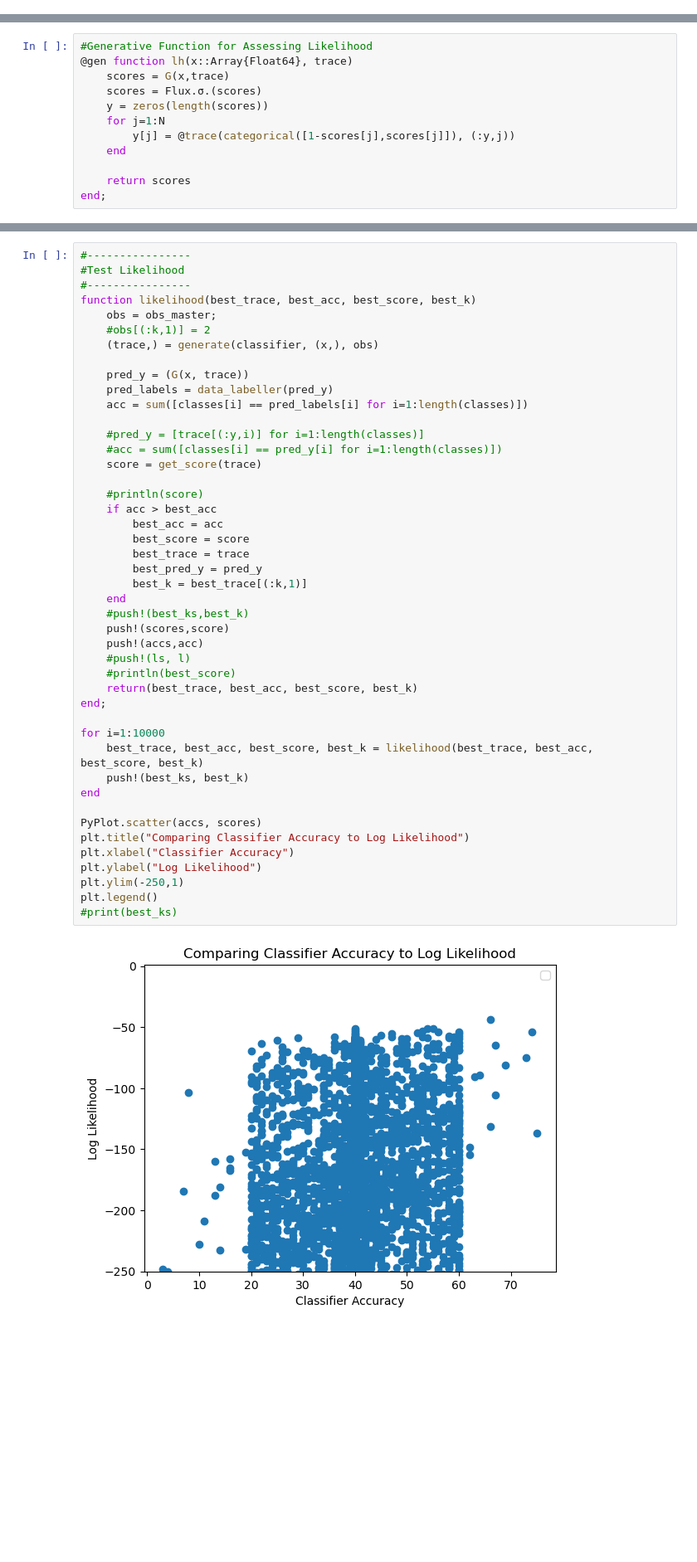
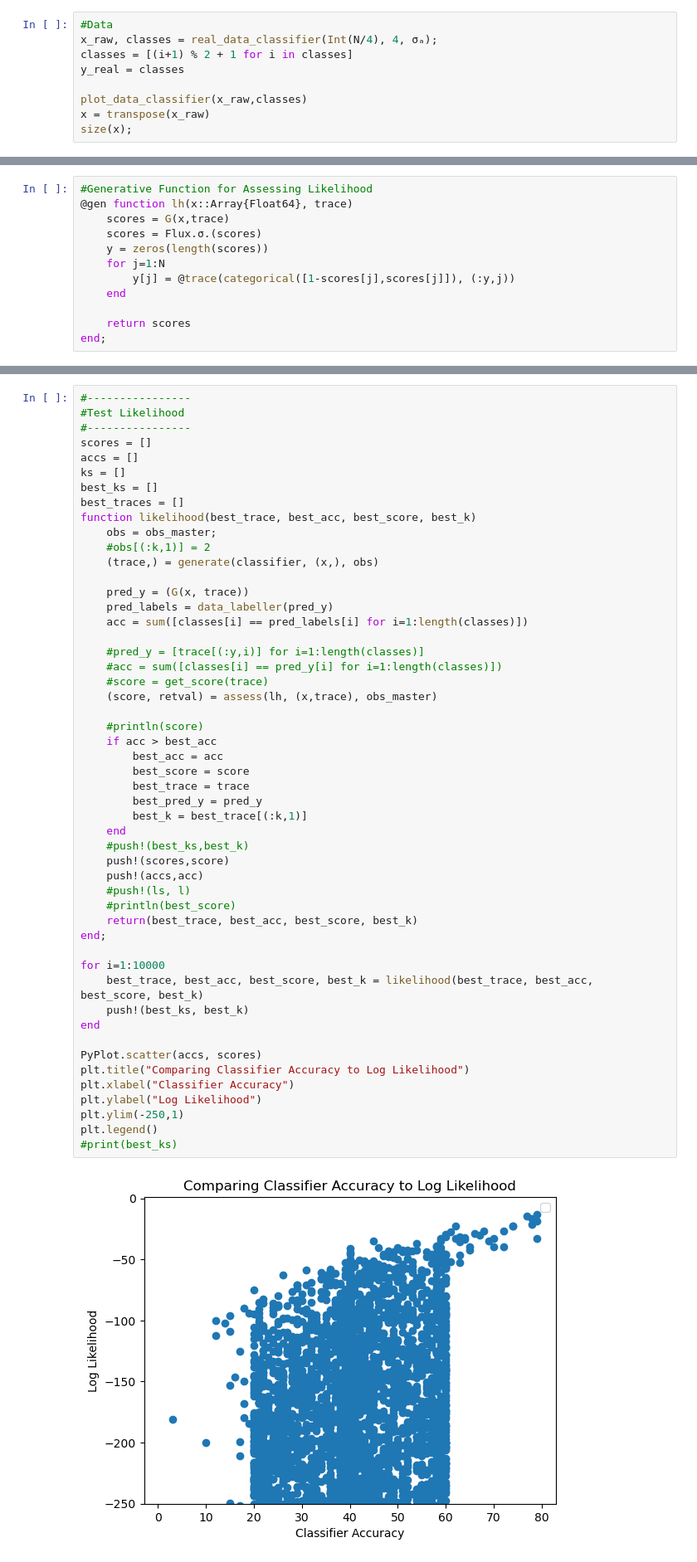
Before and after one commit to jberezow/RJMCMC, a Jupyter notebook: Thesis-Classifier2.ipynb, the cells around one changed output, grey strips where cells are left out. Shown: that part at 83% size. Saved outputs shown, nothing was run; the diff lists cells and outputs as text; blank space fills up the shorter version.

```diff
--- a/Thesis-Classifier2.ipynb
+++ b/Thesis-Classifier2.ipynb
@@ -110,0 +41,9 @@ size(x);
+# %%
+#Data
+x_raw, classes = real_data_classifier(Int(N/4), 4, σₐ);
+classes = [(i+1) % 2 + 1 for i in classes]
+y_real = classes
+
+plot_data_classifier(x_raw,classes)
+x = transpose(x_raw)
+size(x);
@@ -288,6 +223,11 @@ println(get_score(best_trace))
 #----------------
 #Test Likelihood
 #----------------
+scores = []
+accs = []
+ks = []
+best_ks = []
+best_traces = []
 function likelihood(best_trace, best_acc, best_score, best_k)
     obs = obs_master;
     #obs[(:k,1)] = 2
@@ -299,37 +239,38 @@ function likelihood(best_trace, best_acc, best_score, best_k)
 
     #pred_y = [trace[(:y,i)] for i=1:length(classes)]
     #acc = sum([classes[i] == pred_y[i] for i=1:length(classes)])
-    score = get_score(trace)
+    #score = get_score(trace)
+    (score, retval) = assess(lh, (x,trace), obs_master)
 
     #println(score)
     if acc > best_acc
         best_acc = acc
         best_score = score
         best_trace = trace
         best_pred_y = pred_y
         best_k = best_trace[(:k,1)]
     end
     #push!(best_ks,best_k)
     push!(scores,score)
     push!(accs,acc)
     #push!(ls, l)
     #println(best_score)
     return(best_trace, best_acc, best_score, best_k)
 end;
 
 for i=1:10000
     best_trace, best_acc, best_score, best_k = likelihood(best_trace, best_acc, best_score, best_k)
     push!(best_ks, best_k)
 end
 
 PyPlot.scatter(accs, scores)
 plt.title("Comparing Classifier Accuracy to Log Likelihood")
 plt.xlabel("Classifier Accuracy")
 plt.ylabel("Log Likelihood")
 plt.ylim(-250,1)
 plt.legend()
 #print(best_ks)
 # %% [output]
-[figure, old version]
+[figure, new version]
 No handles with labels found to put in legend.
 PyObject <matplotlib.legend.Legend object at 0x...>
```
Also changed, not shown: parts of 17 cells of this notebook, 2 other files.
